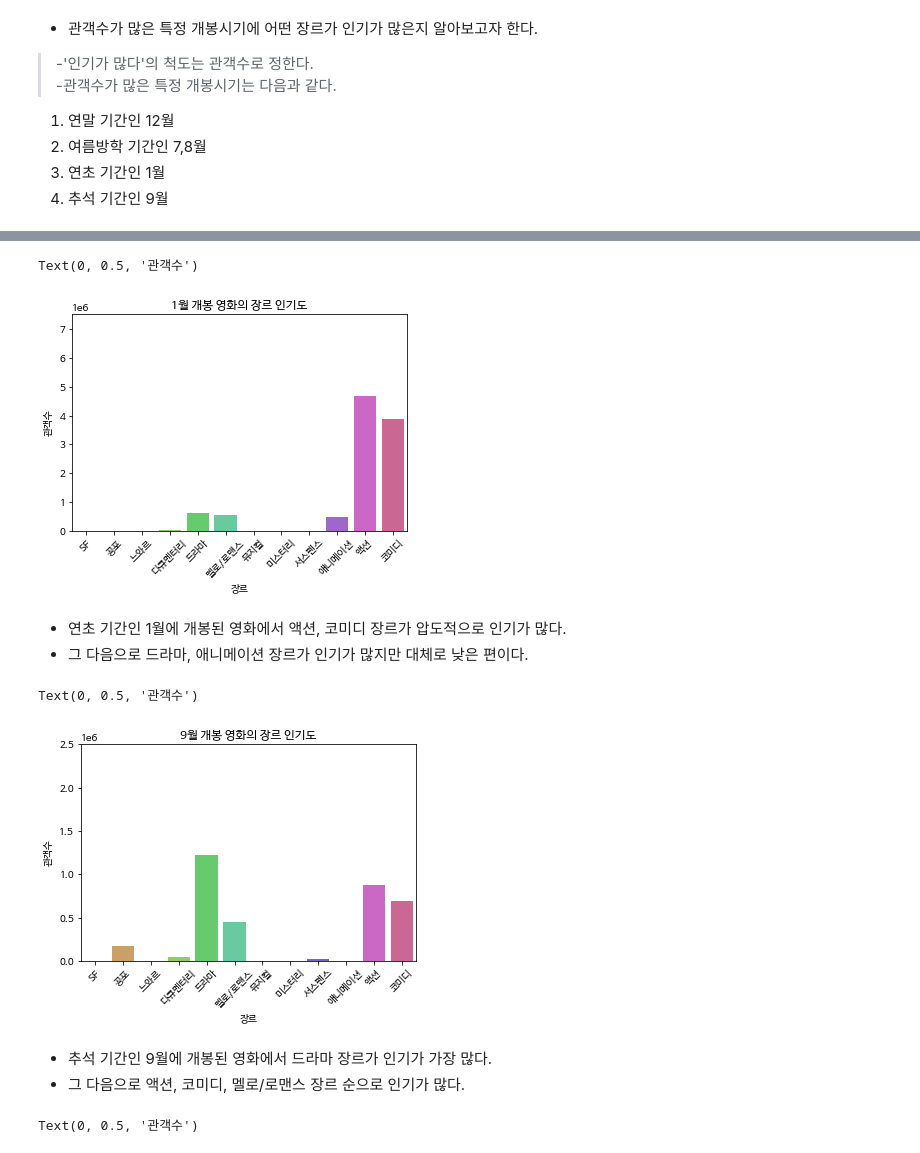
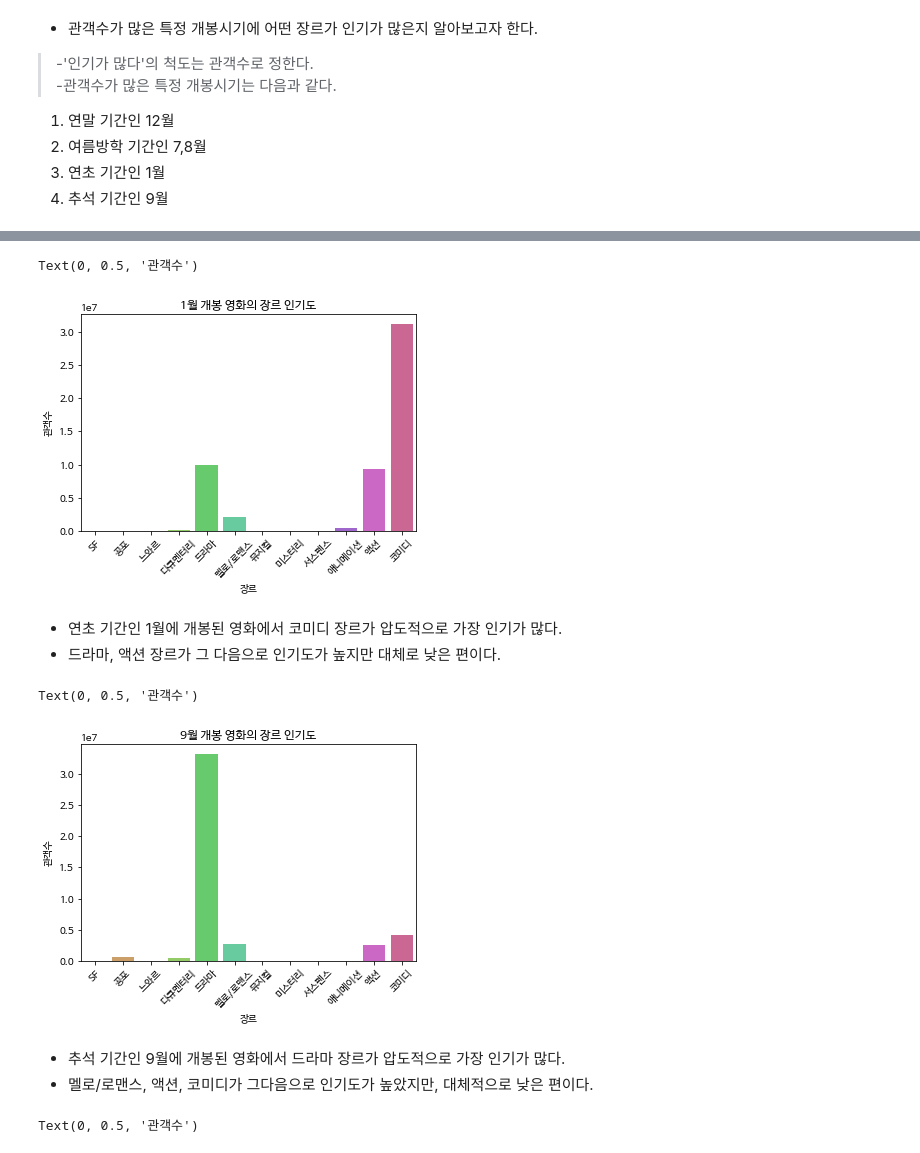
Before and after one commit to lim-jr/ESAA-Submits, a Jupyter notebook: 미니프로젝트1_임재령_개봉시기위주_수정4.ipynb, the cells around one changed output, grey strips where cells are left out. Saved outputs shown, nothing was run; the diff lists cells and outputs as text; code cells hidden in the pictures.

```diff
--- a/미니프로젝트1_임재령_개봉시기위주_수정4.ipynb
+++ b/미니프로젝트1_임재령_개봉시기위주_수정4.ipynb
@@ -103,37 +110,41 @@ Text(0, 0.5, '관객수')
 # %%
-## 월별로 장르의 인기도 살펴보기
-# 설연휴 기간인 1월에 개봉된 영화의 장르 인기로를 바차트로 나타내기
+# 월별로 장르의 인기도 살펴보기
+## 설연휴 기간인 1월에 개봉된 영화의 장르 인기로를 바차트로 나타내기
 
 train_mon1 = train[train['release_month']==1][['title','genre', 'box_off_num']]
+train_mon1_sum = train_mon1.groupby('genre').sum().reset_index()
+train_mon1_sum.columns = ['genre', 'num_movies']
 
 ax = plt.subplots()
-ax = sns.barplot(x='genre', y='box_off_num', data=train_mon1, errwidth=0, order=order_g, palette=color_g)
+ax = sns.barplot(x='genre', y='num_movies', data=train_mon1_sum, errwidth=0, order=order_g, palette=color_g)
 plt.xticks(rotation=45)
 ax.set_title('1월 개봉 영화의 장르 인기도')
 ax.set_xlabel('장르')
 ax.set_ylabel('관객수')
 # %% [output]
 Text(0, 0.5, '관객수')
-[figure, old version]
+[figure, new version]
 # %% [markdown]
-* 연초 기간인 1월에 개봉된 영화에서 액션, 코미디 장르가 압도적으로 인기가 많다.
-* 그 다음으로 드라마, 애니메이션 장르가 인기가 많지만 대체로 낮은 편이다.
+* 연초 기간인 1월에 개봉된 영화에서 코미디 장르가 압도적으로 가장 인기가 많다.
+* 드라마, 액션 장르가 그 다음으로 인기도가 높지만 대체로 낮은 편이다.
 # %%
-## 월별로 장르의 인기도 살펴보기
-# 추석연휴 기간인 9월에 개봉된 영화의 장르 인기로를 바차트로 나타내기
+# 월별로 장르의 인기도 살펴보기
+## 추석연휴 기간인 9월에 개봉된 영화의 장르 인기로를 바차트로 나타내기
 
-train_mon9 = train[train['release_month']==9][['title', 'genre', 'box_off_num']]
+train_mon9 = train[train['release_month']==9][['title','genre', 'box_off_num']]
+train_mon9_sum = train_mon9.groupby('genre').sum().reset_index()
+train_mon9_sum.columns = ['genre', 'num_movies']
 
 ax = plt.subplots()
-ax = sns.barplot(x='genre', y='box_off_num', data=train_mon9, errwidth=0,order=order_g, palette=color_g)
+ax = sns.barplot(x='genre', y='num_movies', data=train_mon9_sum, errwidth=0, order=order_g, palette=color_g)
 plt.xticks(rotation=45)
 ax.set_title('9월 개봉 영화의 장르 인기도')
 ax.set_xlabel('장르')
 ax.set_ylabel('관객수')
 # %% [output]
 Text(0, 0.5, '관객수')
-[figure, old version]
+[figure, new version]
 # %% [markdown]
-* 추석 기간인 9월에 개봉된 영화에서 드라마 장르가 인기가 가장 많다.
-* 그 다음으로 액션, 코미디, 멜로/로맨스 장르 순으로 인기가 많다.
+* 추석 기간인 9월에 개봉된 영화에서 드라마 장르가 압도적으로 가장 인기가 많다.
+* 멜로/로맨스, 액션, 코미디가 그다음으로 인기도가 높았지만, 대체적으로 낮은 편이다.
 # %%
```
Also changed, not shown: parts of 13 cells of this notebook.
